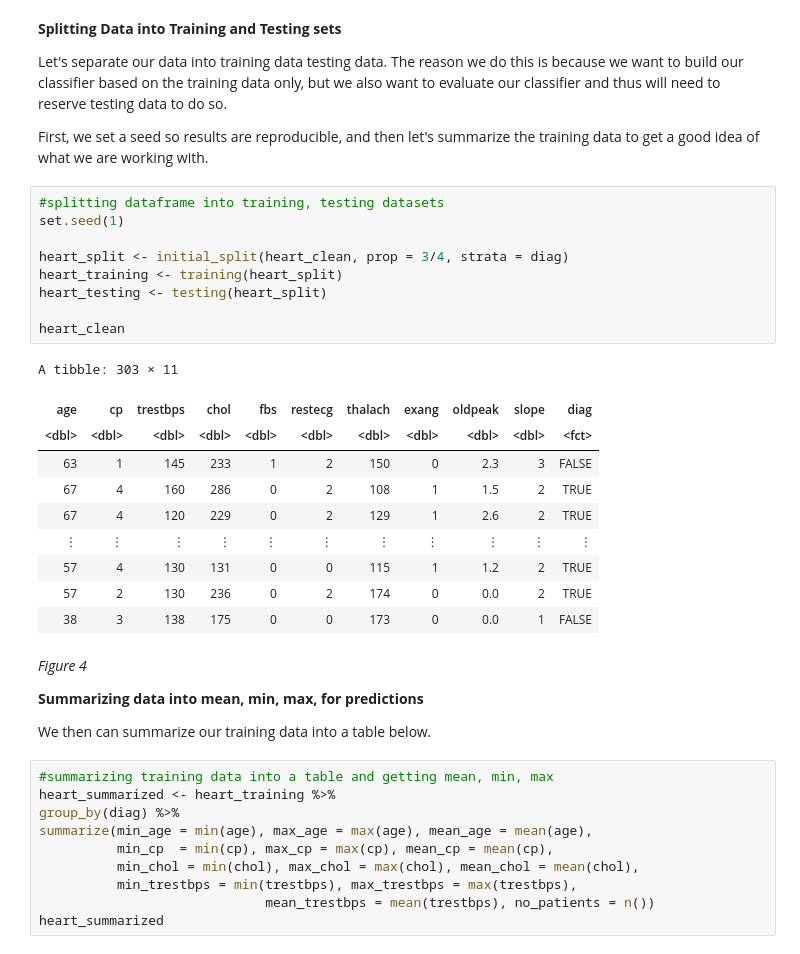
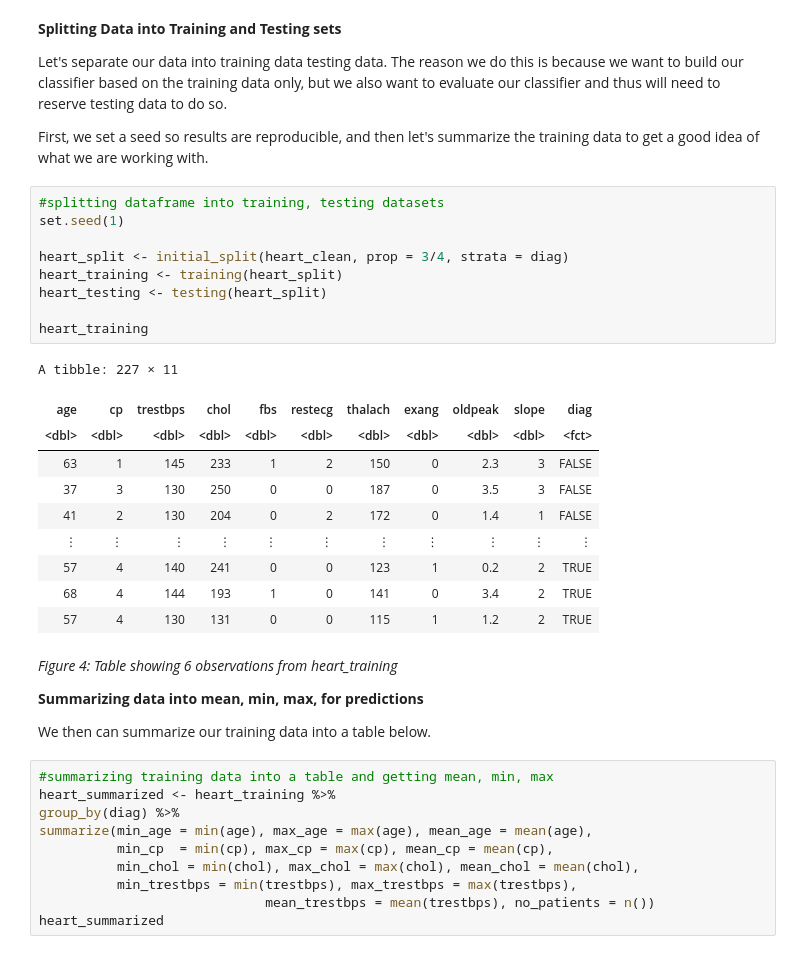
Before and after one commit to ibrahim1623/DSCI-100-Project, a Jupyter notebook: Group Project Report(133).ipynb, the cells around one changed output. Saved outputs shown, nothing was run; the diff lists cells and outputs as text.

```diff
--- a/Group Project Report(133).ipynb
+++ b/Group Project Report(133).ipynb
@@ -175,25 +175,25 @@ First, we set a seed so results are reproducible, and then let's summarize the t
 # %%
 #splitting dataframe into training, testing datasets
 set.seed(1)
 
 heart_split <- initial_split(heart_clean, prop = 3/4, strata = diag)
 heart_training <- training(heart_split)
 heart_testing <- testing(heart_split)
 
-heart_clean
+heart_training
 # %% [output]
-A tibble: 303 × 11
+A tibble: 227 × 11
 | age | cp | trestbps | chol | fbs | restecg | thalach | exang | oldpeak | slope | diag |
 | <dbl> | <dbl> | <dbl> | <dbl> | <dbl> | <dbl> | <dbl> | <dbl> | <dbl> | <dbl> | <fct> |
 | 63 | 1 | 145 | 233 | 1 | 2 | 150 | 0 | 2.3 | 3 | FALSE |
-| 67 | 4 | 160 | 286 | 0 | 2 | 108 | 1 | 1.5 | 2 | TRUE |
-| 67 | 4 | 120 | 229 | 0 | 2 | 129 | 1 | 2.6 | 2 | TRUE |
+| 37 | 3 | 130 | 250 | 0 | 0 | 187 | 0 | 3.5 | 3 | FALSE |
+| 41 | 2 | 130 | 204 | 0 | 2 | 172 | 0 | 1.4 | 1 | FALSE |
 | ⋮ | ⋮ | ⋮ | ⋮ | ⋮ | ⋮ | ⋮ | ⋮ | ⋮ | ⋮ | ⋮ |
+| 57 | 4 | 140 | 241 | 0 | 0 | 123 | 1 | 0.2 | 2 | TRUE |
+| 68 | 4 | 144 | 193 | 1 | 0 | 141 | 0 | 3.4 | 2 | TRUE |
 | 57 | 4 | 130 | 131 | 0 | 0 | 115 | 1 | 1.2 | 2 | TRUE |
-| 57 | 2 | 130 | 236 | 0 | 2 | 174 | 0 | 0.0 | 2 | TRUE |
-| 38 | 3 | 138 | 175 | 0 | 0 | 173 | 0 | 0.0 | 1 | FALSE |
 # %% [markdown]
-_Figure 4_
+_Figure 4: Table showing 6 observations from heart_training_
 
 __Summarizing data into mean, min, max, for predictions__
 
```
Also changed, not shown: parts of 25 cells of this notebook.
